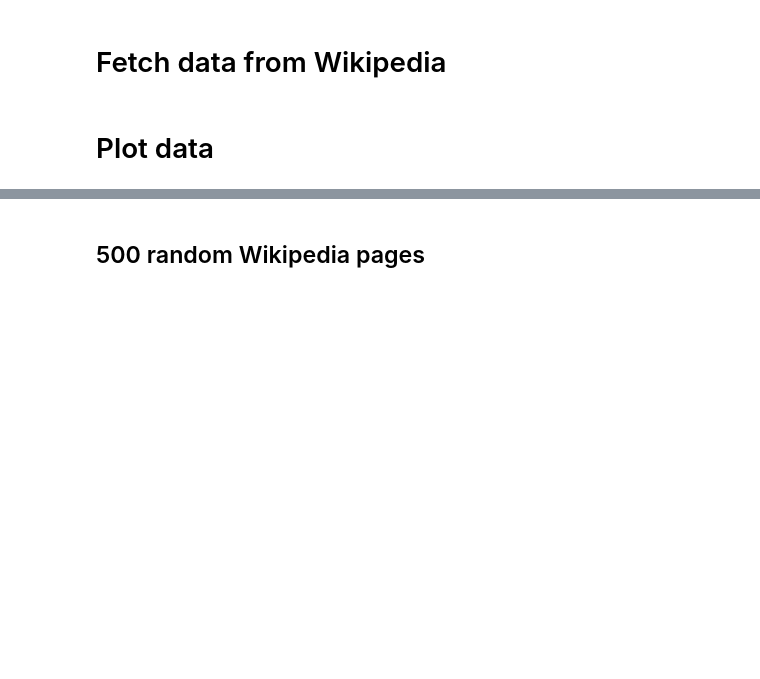
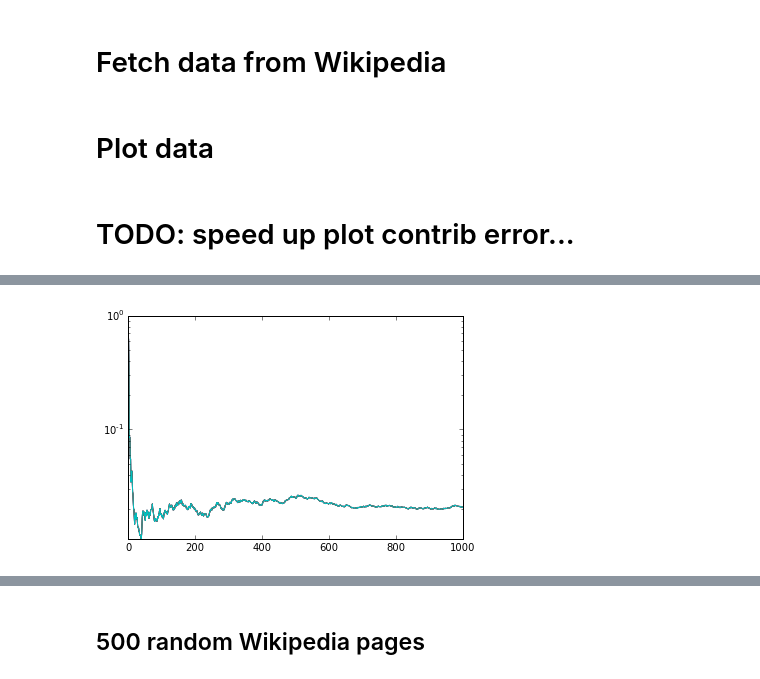
Before and after one commit to c-martinez/BeyondTheBook, a Jupyter notebook: Build empirical distribution.ipynb, the cells around one changed output, grey strips where cells are left out. Cells and saved outputs as stored; diff of their text form; code cells hidden in the pictures; blank space fills up the shorter version.

```diff
--- a/Build empirical distribution.ipynb
+++ b/Build empirical distribution.ipynb
@@ -108,15 +124,33 @@ pickle.dump(pageContribs, open('PageContribs_citiesNL.pkl', 'w'))
 titles = randomTitles(wikiEN, 1000)
 pageContribs = fetchContributions(titles)
 pickle.dump(pageContribs, open('PageContribsRandom1000A.pkl', 'w'))
+# %%
+titles = randomTitles(wikiEN, 1000)
+pageContribs = fetchContributions(titles)
+pickle.dump(pageContribs, open('PageContribsRandom1000B.pkl', 'w'))
 # %% [markdown]
 # Plot data
 # %%
+#def getErr(pageContribs, n):
+#    contribsN = pageContribs[:n]
+#    return getEditError(getContributionSummary(contribsN))
+
+#def plotContribError(pageContribs):
+#    nSamples = range(1,len(pageContribs))
+#    err = [ getErr(pageContribs, n_i) for n_i in nSamples ]
+#    semilogy(nSamples,err)
+#    axis([ 0, len(pageContribs), 0, 1]);
+
 def getErr(pageContribs, n):
-    contribsN = pageContribs[:n]
-    return getEditError(getContributionSummary(contribsN))
+    pageTitle,pageContribs = pageContribs[n]
+    return getEditError(pageContribs)
 
 def plotContribError(pageContribs):
-    nSamples = range(1,len(pageContribs))
-    err = [ getErr(pageContribs, n_i) for n_i in nSamples ]
+    nSamples = arange(0,len(pageContribs))
+    err = np.array([ getErr(pageContribs, n_i) for n_i in nSamples ])
+    err = err.cumsum() / (nSamples+1)
     semilogy(nSamples,err)
     axis([ 0, len(pageContribs), 0, 1]);
+    print err
+# %% [markdown]
+# TODO: speed up plot contrib error...
@@ -122,0 +159,4 @@ def plotContribError(pageContribs):
+# %%
+%%timeit
+plotContribError(pageContribs)
+# %% [output]
@@ -122,0 +164 @@ def plotContribError(pageContribs):
+[figure, added]
```
Also changed, not shown: parts of 35 cells of this notebook.
